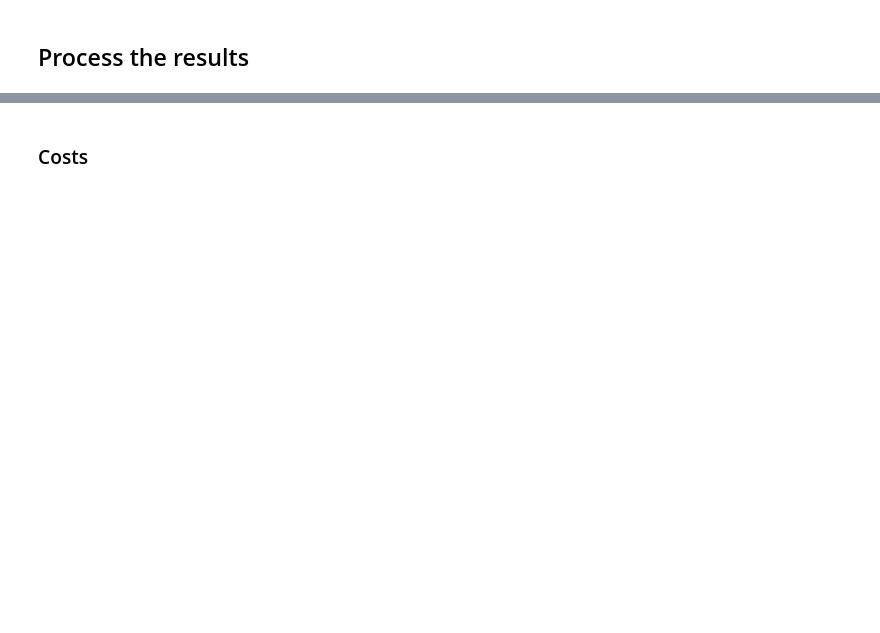
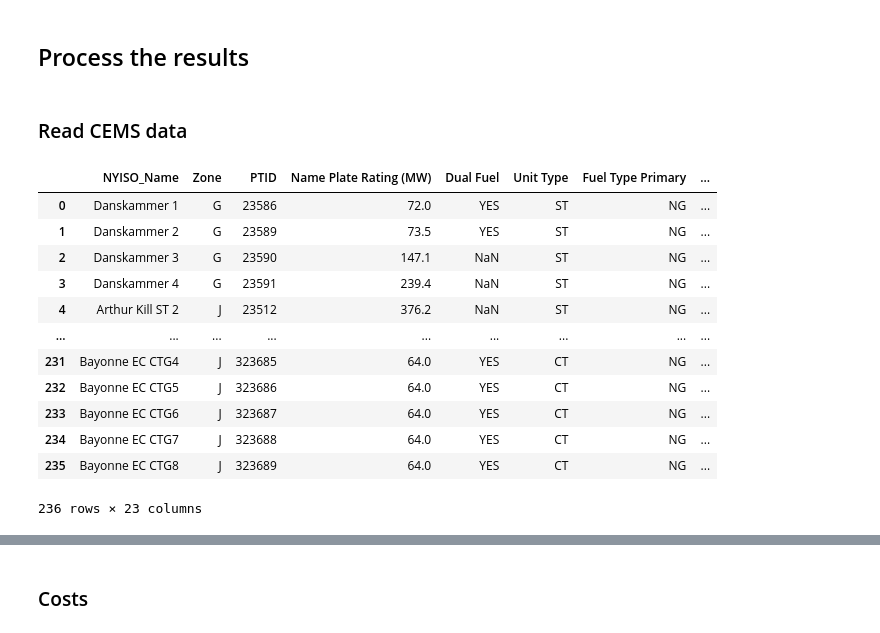
Before and after one commit to boyuan276/NYgrid-python, a Jupyter notebook: examples/ex_opf_2018NewParams.ipynb, the cells around one changed output, grey strips where cells are left out. Drawn from its saved outputs; the diff is of its cells as text; code cells hidden in the pictures; blank space fills up the shorter version.

```diff
--- a/examples/ex_opf_2018NewParams.ipynb
+++ b/examples/ex_opf_2018NewParams.ipynb
@@ -70,18 +100,2 @@ grid_profile['gencost1_profile'] = gencost1_profile_new
-# %%
-# Increase FO2, KER and BIT generation costs
-change_index = grid_prop["gen_fuel"]["GEN_FUEL"].isin(
-    ["CT_FO2", "CT_KER", "ST_BIT"]).to_numpy()
-
-gencost0_profile_new = grid_profile['gencost0_profile'].copy()
-gencost0_profile_new.loc[:, change_index] = gencost0_profile_new.loc[:, change_index] * 3
-grid_profile['gencost0_profile'] = gencost0_profile_new
-
-gencost1_profile_new = grid_profile['gencost1_profile'].copy()
-gencost1_profile_new.loc[:, change_index] = gencost1_profile_new.loc[:, change_index] * 3
-grid_profile['gencost1_profile'] = gencost1_profile_new
-
-gencost_startup_profile_new = grid_profile['gencost_startup_profile'].copy()
-gencost_startup_profile_new.loc[:, change_index] = gencost_startup_profile_new.loc[:, change_index] * 3
-grid_profile['gencost_startup_profile'] = gencost_startup_profile_new
 # %% [markdown]
 ## Multi-period OPF
@@ -90,10 +104,9 @@ grid_profile['gencost_startup_profile'] = gencost_startup_profile_new
 # %%
 # Only run for one day
 d = 0
-start_datetime_0 = timestamp_list[d]
-# end_datetime_0 = start_datetime_0 + timedelta(hours=24*364+23)
-end_datetime_0 = start_datetime_0 + timedelta(hours=24*7+23)
-print(f'Start time: {start_datetime_0}')
-print(f'End time: {end_datetime_0}')
+start_datetime = timestamp_list[d]
+end_datetime = start_datetime + timedelta(hours=24*30)
+print(f'Start time: {start_datetime}')
+print(f'End time: {end_datetime}')
 # %% [output]
 Start time: 2018-01-01 00:00:00
@@ -203,3 +202,34 @@ s_esr_soc_undert 6631.0999999999985
 #     pickle.dump(results_0, f)
 # %% [markdown]
 ## Process the results
+# %% [markdown]
+### Read CEMS data
+# %%
+gen_combiner = pd.read_excel(os.path.join(thermal_data_dir, '2018_nyca_thermal.xlsx'),
+                             sheet_name='matched_with_id_filtered')
+gen_combiner = gen_combiner.rename(columns={
+    '   Station        Unit': 'NYISO_Name',
+})
+
+# Map unit type GT, JE to CT
+gen_combiner['Unit Type'] = gen_combiner['Unit Type'].replace(
+    {'GT': 'CT', 'JE': 'CT'})
+gen_combiner['Fuel Type Secondary'] = gen_combiner['Fuel Type Secondary'].astype(
+    str).replace({'nan': ''})
+
+gen_combiner['GEN_NAME'] = gen_combiner['NYISO_Name'] + gen_combiner['ID']
+gen_combiner
+# %% [output]
+|  | NYISO_Name | Zone | PTID | Name Plate Rating (MW) | Dual Fuel | Unit Type | Fuel Type Primary | ... |
+| 0 | Danskammer 1 | G | 23586 | 72.0 | YES | ST | NG | ... |
+| 1 | Danskammer 2 | G | 23589 | 73.5 | YES | ST | NG | ... |
+| 2 | Danskammer 3 | G | 23590 | 147.1 | NaN | ST | NG | ... |
+| 3 | Danskammer 4 | G | 23591 | 239.4 | NaN | ST | NG | ... |
+| 4 | Arthur Kill ST 2 | J | 23512 | 376.2 | NaN | ST | NG | ... |
+| ... | ... | ... | ... | ... | ... | ... | ... | ... |
+| 231 | Bayonne EC CTG4 | J | 323685 | 64.0 | YES | CT | NG | ... |
+| 232 | Bayonne EC CTG5 | J | 323686 | 64.0 | YES | CT | NG | ... |
+| 233 | Bayonne EC CTG6 | J | 323687 | 64.0 | YES | CT | NG | ... |
+| 234 | Bayonne EC CTG7 | J | 323688 | 64.0 | YES | CT | NG | ... |
+| 235 | Bayonne EC CTG8 | J | 323689 | 64.0 | YES | CT | NG | ... |
+236 rows × 23 columns
```
Also changed, not shown: parts of 26 cells of this notebook.
